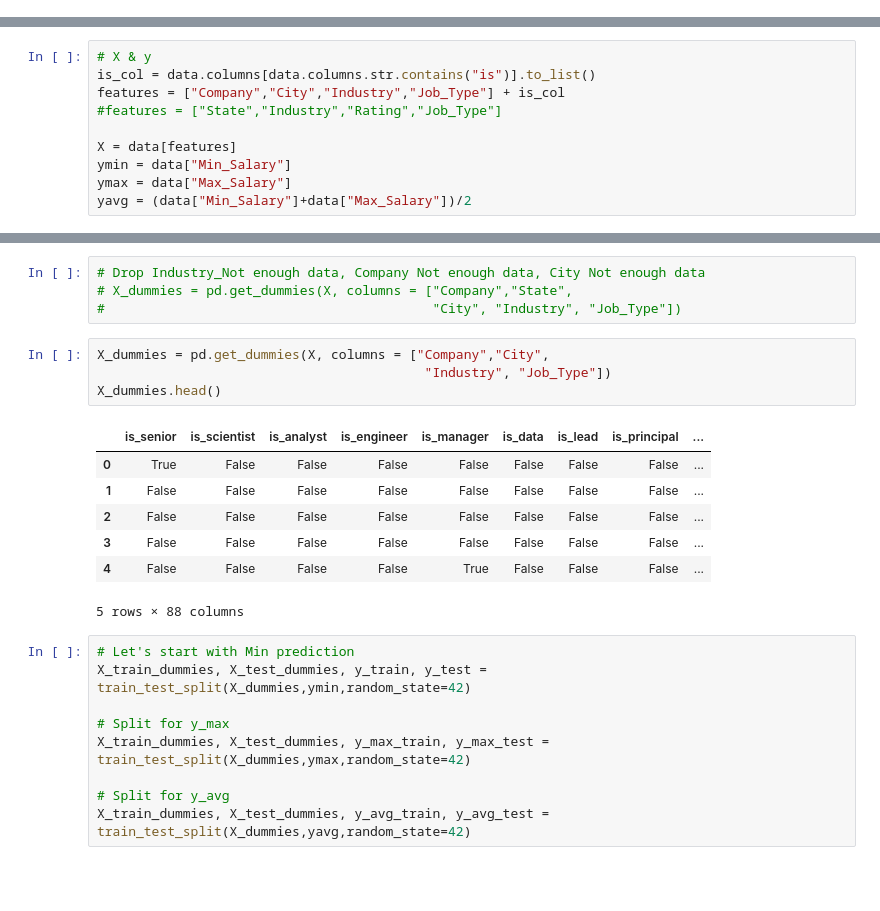
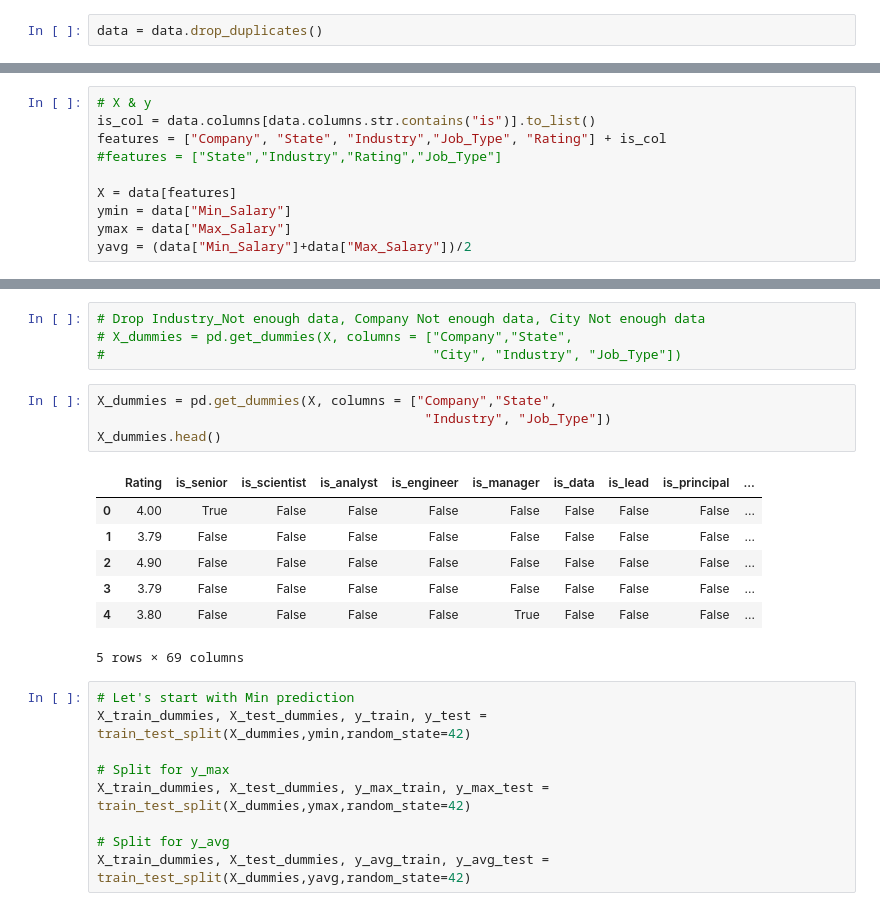
Before and after one commit to Tatadektep/Capstone_Project_Salary_Prediction, a Jupyter notebook: Predicting Salary.ipynb, the cells around one changed output, grey strips where cells are left out. Cells and saved outputs as stored; diff of their text form; blank space fills up the shorter version.

```diff
--- a/Predicting Salary.ipynb
+++ b/Predicting Salary.ipynb
@@ -164,3 +167,5 @@ ProfileReport(
 )
 # %% [output]
 [interactive output not drawn]
+# %%
+data = data.drop_duplicates()
@@ -437,7 +468,7 @@ data["Job_Type"] = data["Job_Type"].apply(lambda x : x if x in jobtype else "PAR
 # %%
 # X & y
 is_col = data.columns[data.columns.str.contains("is")].to_list()
-features = ["Company","City","Industry","Job_Type"] + is_col
+features = ["Company", "State", "Industry","Job_Type", "Rating"] + is_col
 #features = ["State","Industry","Rating","Job_Type"]
 
 X = data[features]
@@ -483,17 +515,17 @@ X
 # X_dummies = pd.get_dummies(X, columns = ["Company","State",
 #                                          "City", "Industry", "Job_Type"])
 # %%
-X_dummies = pd.get_dummies(X, columns = ["Company","City",
+X_dummies = pd.get_dummies(X, columns = ["Company","State",
                                           "Industry", "Job_Type"])
 X_dummies.head()
 # %% [output]
-|  | is_senior | is_scientist | is_analyst | is_engineer | is_manager | is_data | is_lead | is_principal | ... |
-| 0 | True | False | False | False | False | False | False | False | ... |
-| 1 | False | False | False | False | False | False | False | False | ... |
-| 2 | False | False | False | False | False | False | False | False | ... |
-| 3 | False | False | False | False | False | False | False | False | ... |
-| 4 | False | False | False | False | True | False | False | False | ... |
+|  | Rating | is_senior | is_scientist | is_analyst | is_engineer | is_manager | is_data | is_lead | is_principal | ... |
+| 0 | 4.00 | True | False | False | False | False | False | False | False | ... |
+| 1 | 3.79 | False | False | False | False | False | False | False | False | ... |
+| 2 | 4.90 | False | False | False | False | False | False | False | False | ... |
+| 3 | 3.79 | False | False | False | False | False | False | False | False | ... |
+| 4 | 3.80 | False | False | False | False | True | False | False | False | ... |
-5 rows × 88 columns
+5 rows × 69 columns
 # %%
 # Let's start with Min prediction
 X_train_dummies, X_test_dummies, y_train, y_test = train_test_split(X_dummies,ymin,random_state=42)
```
Also changed, not shown: parts of 82 cells of this notebook, 1 other file.
